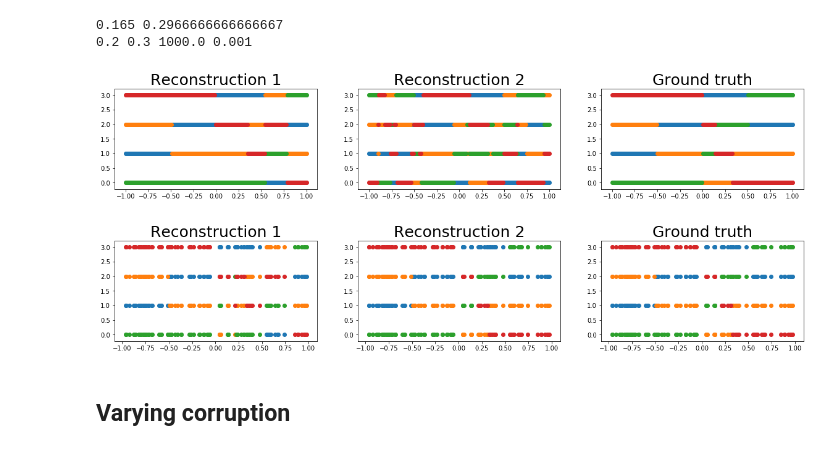
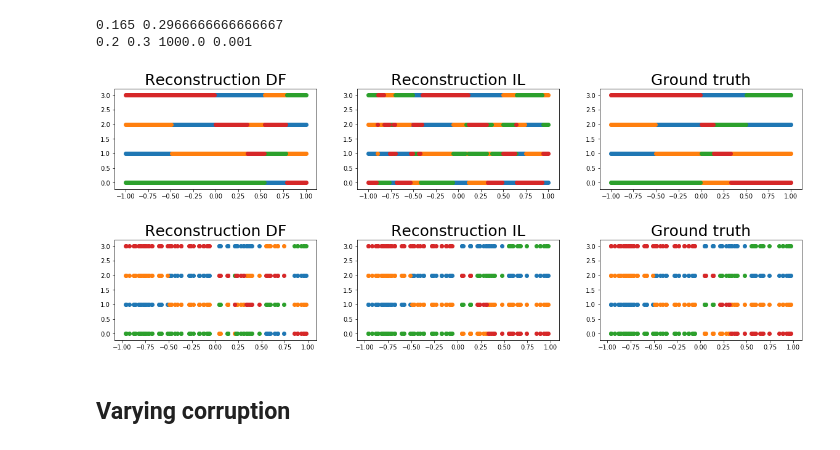
Before and after one commit to VivienCabannes/partial_labelling, a Jupyter notebook: notebooks/ranking.ipynb, the cells around one changed output. Drawn from its saved outputs; the diff is of its cells as text; code cells hidden in the pictures.

```diff
--- a/notebooks/ranking.ipynb
+++ b/notebooks/ranking.ipynb
@@ -165,29 +165,29 @@ print(best_s_df, best_s_il, best_l_df, best_l_il)
 # %%
 def show_reconstruction(x, y_1, y_2, y_test, ind_map):
     m = len(ind_map)
     fig, (ax1, ax2, ax3) = plt.subplots(1, 3, figsize=(20, 3))
 
     s_1 = get_sym_embs(y_1, ind_map).sum(axis=1).argsort()[:,::-1]
     s_2 = get_sym_embs(y_2, ind_map).sum(axis=1).argsort()[:,::-1]
     s_t = get_sym_embs(y_test, ind_map).sum(axis=1).argsort()[:,::-1]
     for i in range(m):
         ax1.scatter(x, (s_1==i).argmax(axis=1))
         ax2.scatter(x, (s_2==i).argmax(axis=1))
         ax3.scatter(x, (s_t==i).argmax(axis=1))
 
-    ax1.set_title("Reconstruction 1", size=25)
-    ax2.set_title("Reconstruction 2", size=25)
+    ax1.set_title("Reconstruction DF", size=25)
+    ax2.set_title("Reconstruction IL", size=25)
     ax3.set_title("Ground truth", size=25)
     return fig
 
 
 show_reconstruction(x_test, best_y_df, best_y_il, y_test, ind_map).savefig('savings/rk/reconstruction.pdf')
 # %% [output]
-[figure, old version]
+[figure, new version]
 # %%
 show_reconstruction(x_train, best_dis, y_train, y_train, ind_map);
 # %% [output]
-[figure, old version]
+[figure, new version]
 # %% [markdown]
 ## Varying corruption
 # %%
```
Also changed, not shown: parts of 6 cells of this notebook, 1 other file.
